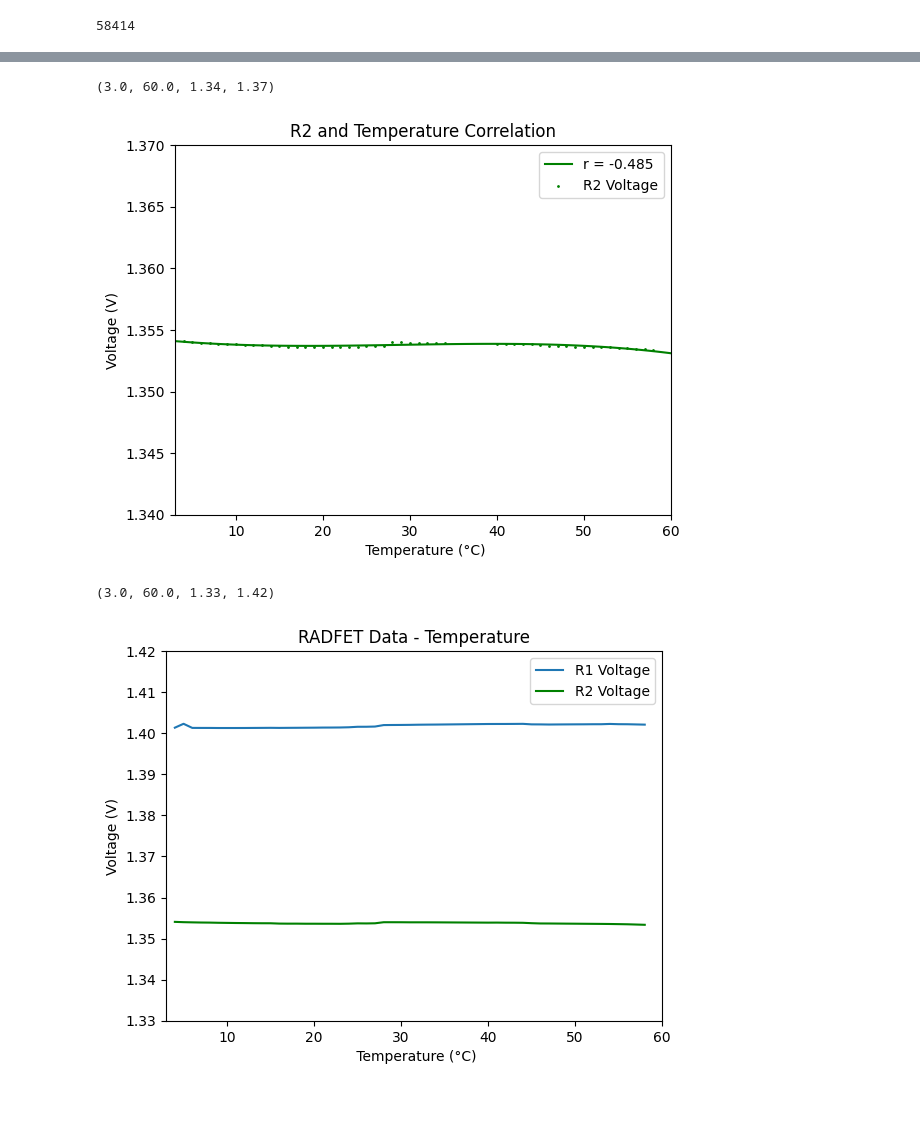
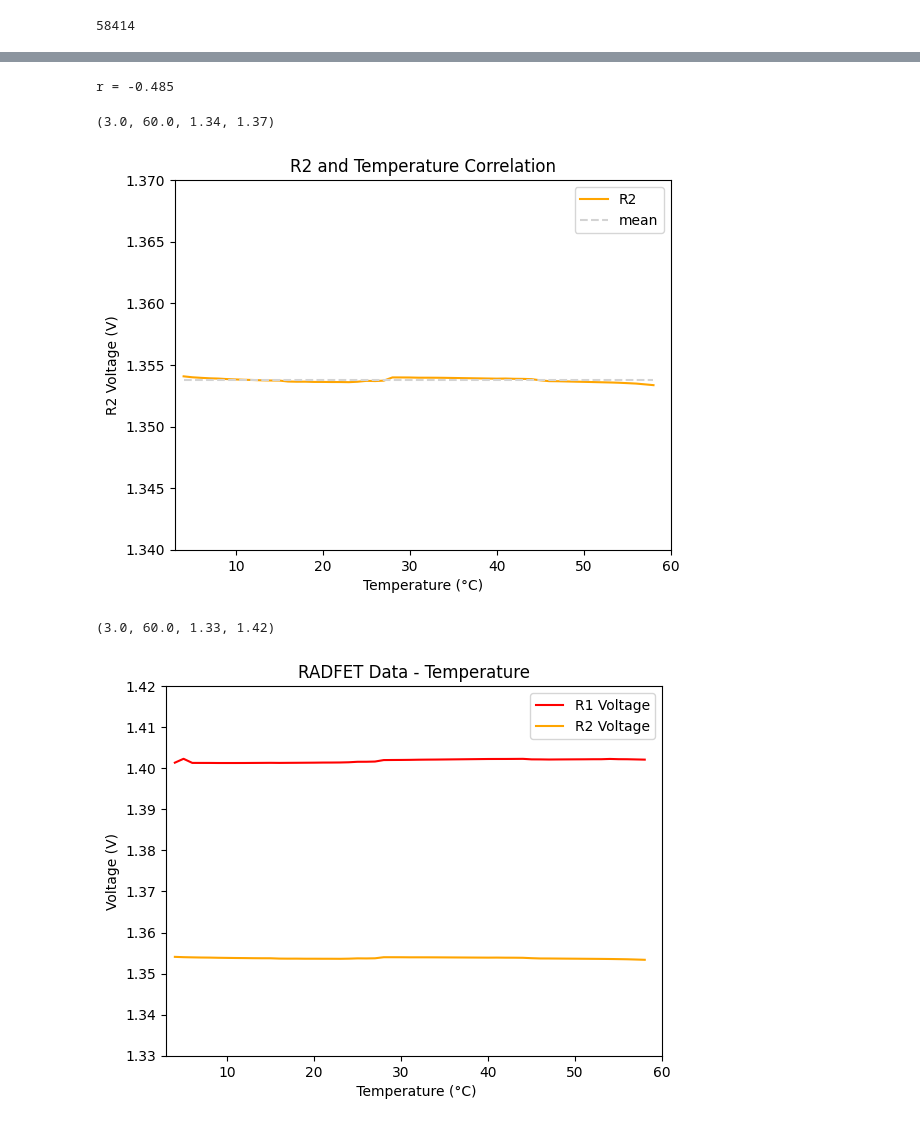
Before and after one commit to Mondayhs/Anasis_DSRP_Data, a Jupyter notebook: RADFET_anay/TmpAndRfCorrelation.ipynb, the cells around one changed output, grey strips where cells are left out. Saved outputs shown, nothing was run; the diff lists cells and outputs as text; code cells hidden in the pictures.

```diff
--- a/RADFET_anay/TmpAndRfCorrelation.ipynb
+++ b/RADFET_anay/TmpAndRfCorrelation.ipynb
@@ -125,29 +168,35 @@ plt.axis([3, 60, 1.39,1.42])
 # plt.scatter(tmp,R2,s=1,c ='g')
 # plt.plot(temperature,R2_avg,'g-')
 
-R2_C = np.around(coef(temperature,R2_avg),3)
-w=polynomial(temperature,R2_avg,3) #n次方多項式
-x_temp=np.linspace(0,80,100)
-plt.plot(x_temp,func(x_temp,w),'g',label=f'r = {R2_C}')
-plt.scatter(temperature,R2_avg,s=1,c ='g',label=f'R2 Voltage')
+R2_C = np.around(coef(temR2_filter,R2_filter),3)
+# w=polynomial(temperature,R2_avg,3) #n次方多項式
+# x_temp=np.linspace(0,80,100)
+# plt.plot(x_temp,func(x_temp,w),'g',label=f'r = {R2_C}')
+print(f'r = {R2_C}')
+# plt.scatter(temR2_filter,R2_filter,s=1,c ='g',label=f'R2 Voltage')
+plt.plot(temR2_filter,R2_filter, 'orange',label=f'R2')
+# plt.plot(temR1_filter, np.full(len(temR2_filter), R2_max), 'gray', linestyle="--", label=f'3σ')
+# plt.plot(temR1_filter, np.full(len(temR2_filter), R2_min), 'gray', linestyle="--", label=f'-3σ')
+plt.plot(temR1_filter, np.full(len(temR2_filter), np.mean(R2_avg)), 'lightgray', linestyle="--", label=f'mean')
 plt.legend()
-plt.xlabel(" Temperature (°C)")
-plt.ylabel("Voltage (V)")
+plt.xlabel("Temperature (°C)")
+plt.ylabel("R2 Voltage (V)")
 plt.title(f'R2 and Temperature Correlation')
 # plt.axis([3, 60, 1.352,1.356])
 plt.axis([3, 60, 1.34,1.37])
 # %% [output]
-(3.0, 60.0, 1.34, 1.37)
+r = -0.485
+(3.0, 60.0, 1.34, 1.37)
-[figure, old version]
+[figure, new version]
 # %%
-plt.plot(temperature,R1_avg,label=f'R1 Voltage')
-plt.plot(temperature,R2_avg,'g-',label=f'R2 Voltage')
+plt.plot(temperature,R1_avg, 'r', label=f'R1 Voltage')
+plt.plot(temperature,R2_avg,'orange',label=f'R2 Voltage')
 plt.legend()
 
 plt.xlabel(" Temperature (°C)")
 plt.ylabel("Voltage (V)")
 plt.title(f'RADFET Data - Temperature')
 plt.axis([3, 60, 1.33,1.42])
 # %% [output]
 (3.0, 60.0, 1.33, 1.42)
-[figure, old version]
+[figure, new version]
```
Also changed, not shown: parts of 6 cells of this notebook.
